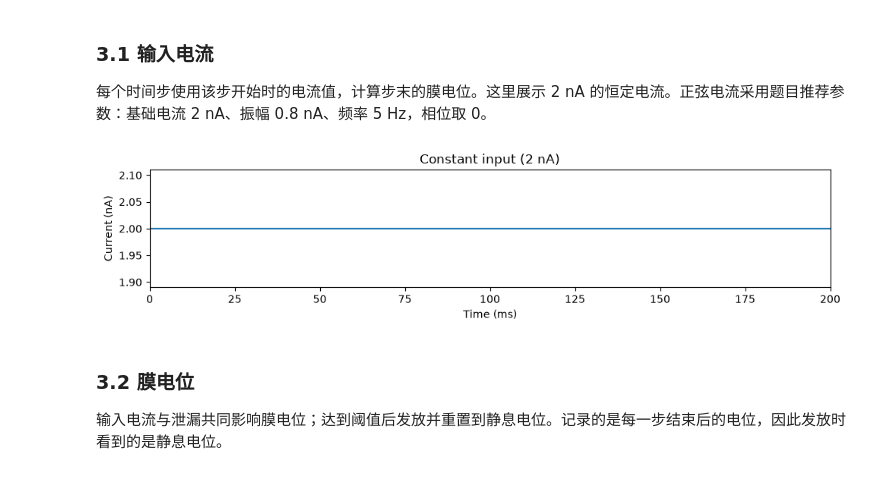
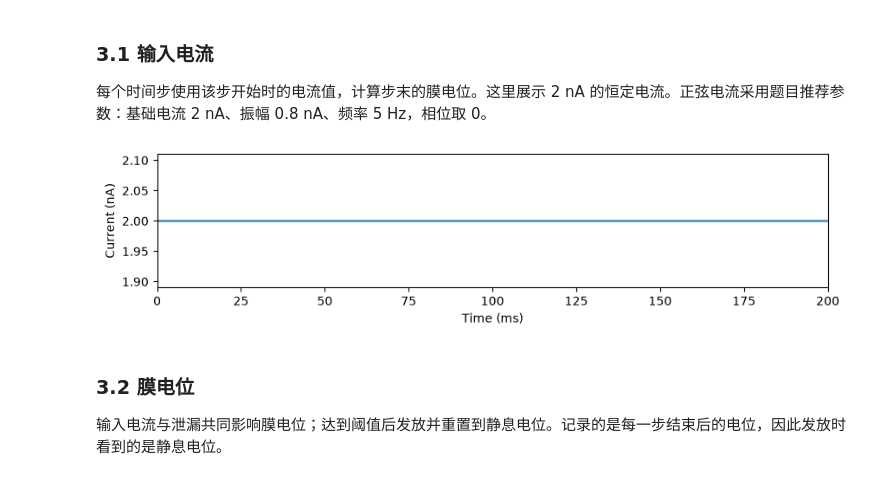
Before and after one commit to LevelDownRefine/neural-network-teaching, a Jupyter notebook: lif/task1_lif.ipynb, the cells around one changed output. Cells and saved outputs as stored; diff of their text form; code cells hidden in the pictures.

```diff
--- a/lif/task1_lif.ipynb
+++ b/lif/task1_lif.ipynb
@@ -147,7 +147,7 @@ from pathlib import Path
 
 # 兼容从项目根目录或 lif 目录启动 Notebook。
 sys.path.insert(0, str(Path.cwd().parent if Path.cwd().name == "lif" else Path.cwd()))
-from lif.plot_lif import plot_comparison, plot_summary
+from lif.plot_lif import plot_individual, plot_summary
 
 input_time_ms = np.arange(round(duration_ms / dt)) * dt
 time_ms = input_time_ms + dt
@@ -166,15 +166,15 @@ for name, current in currents.items():
         "voltage": voltage,
         "spikes": spikes,
     }
-constant_example = {"Constant input (2 nA)": examples["Constant input (2 nA)"]}
+constant_example = examples["Constant input (2 nA)"]
 # %% [markdown]
 ### 3.1 输入电流
 
 每个时间步使用该步开始时的电流值，计算步末的膜电位。这里展示 2 nA 的恒定电流。正弦电流采用题目推荐参数：基础电流 2 nA、振幅 0.8 nA、频率 5 Hz，相位取 0。
 # %%
-plot_comparison(constant_example, "current", V_rest, V_th)
+plot_individual(constant_example, "current", V_rest, V_th)
 # %% [output]
-[figure, old version]
+[figure, new version]
 # %% [markdown]
 ### 3.2 膜电位
 
```
Also changed, not shown: parts of 3 cells of this notebook, 1 other file.
